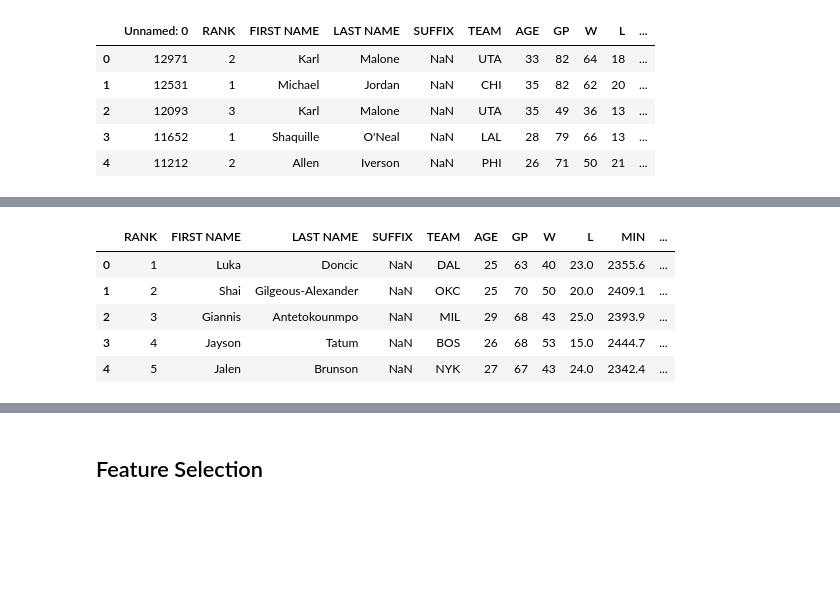
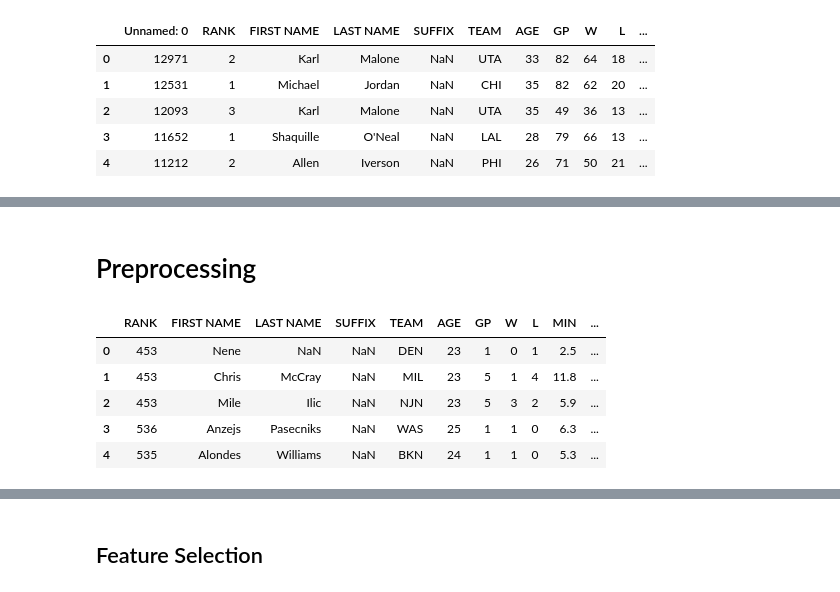
Before and after one commit to paul-semadeni/NBA-Data-Prediction-Model, a Jupyter notebook: feature_analysis/analysis-3.ipynb, the cells around one changed output, grey strips where cells are left out. Drawn from its saved outputs; the diff is of its cells as text; code cells hidden in the pictures; blank space fills up the shorter version.

Commit message:
Cleaned up analysis-3 and fixed nba_data_2 for Nene

```diff
--- a/feature_analysis/analysis-3.ipynb
+++ b/feature_analysis/analysis-3.ipynb
@@ -44,14 +44,17 @@ df_all.head()
+# %% [markdown]
+# Preprocessing
 # %%
+# Adding 'Is_MVP' column to df_all
 df_all['Is_MVP'] = df_all.apply(lambda row: 1 if any(
     (row['LAST NAME'] == mvp['LAST NAME'] and row['SEASON'] == mvp['SEASON'])
     for _, mvp in df_mvp.iterrows()) else 0, axis=1)
 
-df_all.drop('Unnamed: 0', axis=1, inplace=True)
+# df_all.drop('Unnamed: 0', axis=1, inplace=True)
 df_all.head()
 # %% [output]
 |  | RANK | FIRST NAME | LAST NAME | SUFFIX | TEAM | AGE | GP | W | L | MIN | ... |
-| 0 | 1 | Luka | Doncic | NaN | DAL | 25 | 63 | 40 | 23.0 | 2355.6 | ... |
-| 1 | 2 | Shai | Gilgeous-Alexander | NaN | OKC | 25 | 70 | 50 | 20.0 | 2409.1 | ... |
-| 2 | 3 | Giannis | Antetokounmpo | NaN | MIL | 29 | 68 | 43 | 25.0 | 2393.9 | ... |
-| 3 | 4 | Jayson | Tatum | NaN | BOS | 26 | 68 | 53 | 15.0 | 2444.7 | ... |
-| 4 | 5 | Jalen | Brunson | NaN | NYK | 27 | 67 | 43 | 24.0 | 2342.4 | ... |
+| 0 | 453 | Nene | NaN | NaN | DEN | 23 | 1 | 0 | 1 | 2.5 | ... |
+| 1 | 453 | Chris | McCray | NaN | MIL | 23 | 5 | 1 | 4 | 11.8 | ... |
+| 2 | 453 | Mile | Ilic | NaN | NJN | 23 | 5 | 3 | 2 | 5.9 | ... |
+| 3 | 536 | Anzejs | Pasecniks | NaN | WAS | 25 | 1 | 1 | 0 | 6.3 | ... |
+| 4 | 535 | Alondes | Williams | NaN | BKN | 24 | 1 | 1 | 0 | 5.3 | ... |
```
Also changed, not shown: parts of 22 cells of this notebook, 1 other file.
